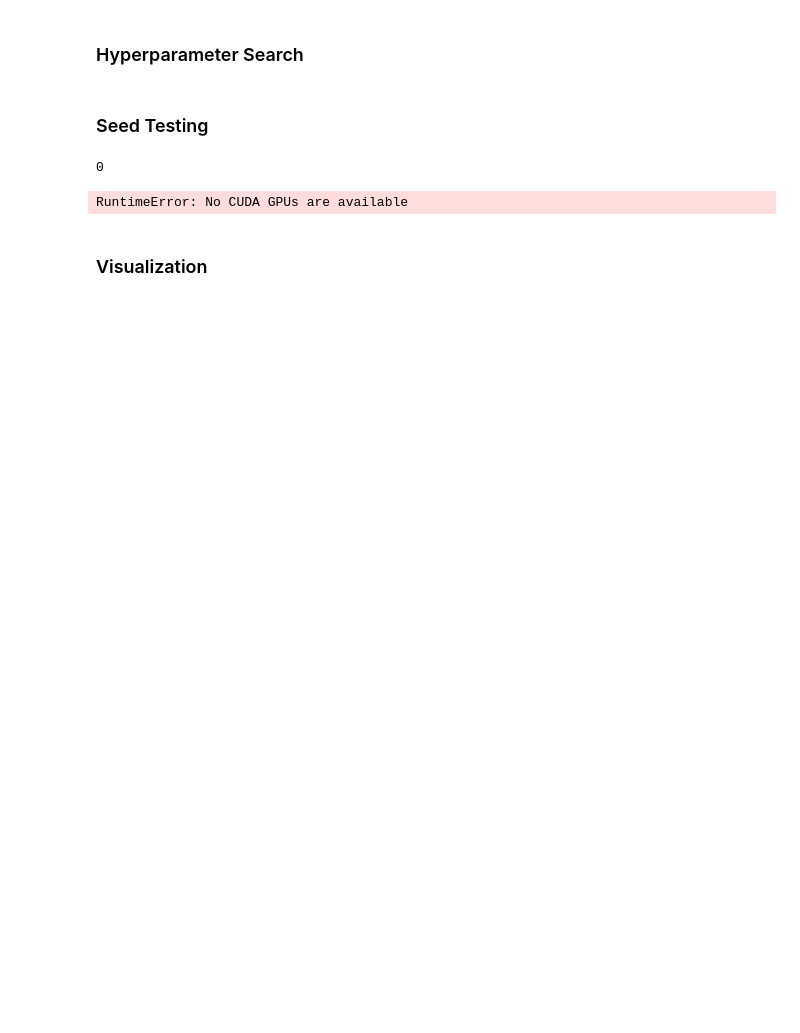
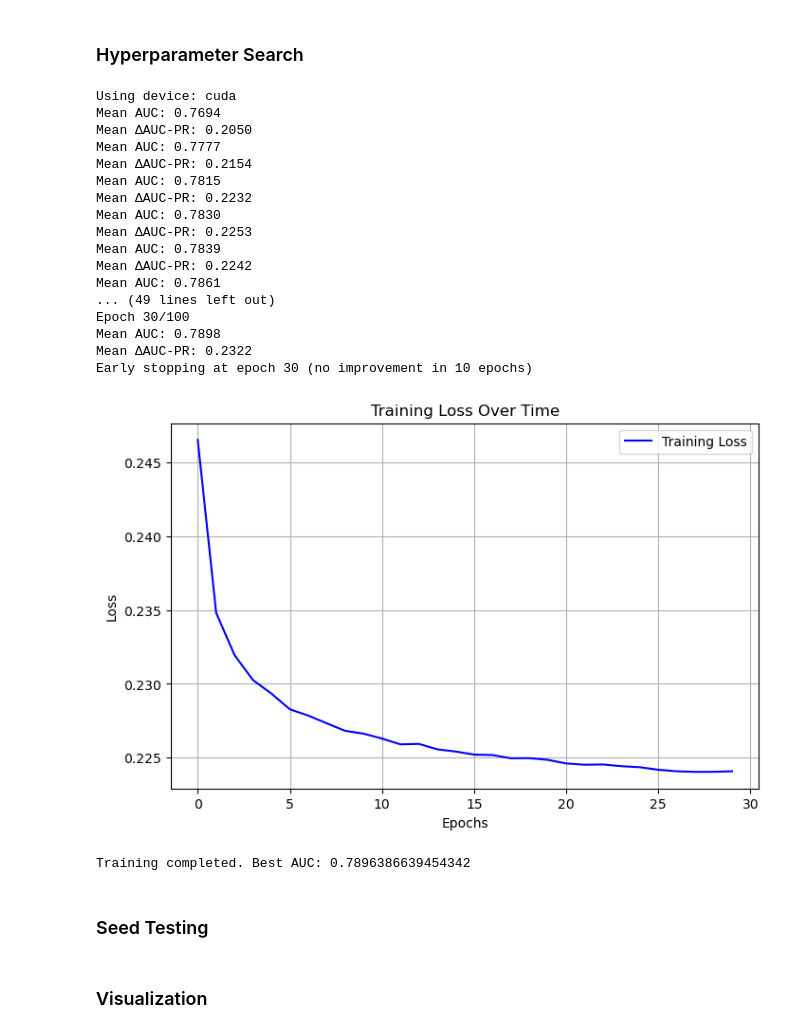
Before and after one commit to elmorad99/practical_work_morad, a Jupyter notebook: code/2_training.ipynb, the cells around one changed output. Cells and saved outputs as stored; diff of their text form; code cells hidden in the pictures; blank space fills up the shorter version.

Commit message:
2nd Training commit

```diff
--- a/code/2_training.ipynb
+++ b/code/2_training.ipynb
@@ -414,0 +383,32 @@ best_model_params
+# %%
+def split_support_query(evaluation_assay_data, assay, seed):
+    """Splits the data into support and query sets."""
+    positive_samples = evaluation_assay_data[evaluation_assay_data[assay] == 1]
+    negative_samples = evaluation_assay_data[evaluation_assay_data[assay] == 0]
+
+    if len(positive_samples) < 5 or len(negative_samples) < 5:
+        return None, None
+
+    support_pos = positive_samples.sample(n=5, random_state=seed)
+    support_neg = negative_samples.sample(n=5, random_state=seed)
+    support_set = pd.concat([support_pos, support_neg])
+
+    query_set = evaluation_assay_data.drop(support_set.index)
+    return support_set, query_set
+# %%
+def prepare_query_set(evaluation_data, assay, seed, device):
+    """Prepares the query set for evaluation by splitting assay data."""
+    evaluation_assay_data = evaluation_data.dropna(subset=[assay])
+    if evaluation_assay_data.empty:
+        return None, None
+
+    # Split into support and query sets
+    support_set, query_set = split_support_query(evaluation_assay_data, assay, seed)
+    if query_set is None:
+        return None, None
+
+    # Extract features and labels
+    X_query = torch.tensor(np.stack(query_set['quantilesXecfps'].values), dtype=torch.float32).to(device)
+    y_query = torch.tensor(query_set[assay].values, dtype=torch.float32).to(device)
+
+    return X_query, y_query
@@ -415,2 +540,34 @@ best_model_params
 # %% [markdown]
 ### Hyperparameter Search
+# %%
+hyperparam_grid = {
+    'hidden_layers': [2],
+    'hidden_units': [1024],
+    'dropout': [0.4],
+    'layer_norm': [True],
+    'learning_rate': [0.01],
+    'weight_decay': [0],
+    'batch_size': [128],
+    'epochs': [100]
+}
+best_model, best_hyperparams, results_df = train_frequent_hitters(X_train, y_train, mol_dic, validation_set, hyperparam_grid)
+# %% [output]
+Using device: cuda
+Mean AUC: 0.7694
+Mean ΔAUC-PR: 0.2050
+Mean AUC: 0.7777
+Mean ΔAUC-PR: 0.2154
+Mean AUC: 0.7815
+Mean ΔAUC-PR: 0.2232
+Mean AUC: 0.7830
+Mean ΔAUC-PR: 0.2253
+Mean AUC: 0.7839
+Mean ΔAUC-PR: 0.2242
+Mean AUC: 0.7861
+... (49 lines left out)
+Epoch 30/100
+Mean AUC: 0.7898
+Mean ΔAUC-PR: 0.2322
+Early stopping at epoch 30 (no improvement in 10 epochs)
+[figure, added]
+Training completed. Best AUC: 0.7896386639454342
@@ -443,6 +587,0 @@ results = train_all_assays(train_set, validation_set, test_set, hyperparam_grid,
-# %%
-print(torch.cuda.device_count())
-print(torch.cuda.get_device_name(0))
-# %% [output]
-0
-RuntimeError: No CUDA GPUs are available
```
Also changed, not shown: parts of 30 cells of this notebook.
